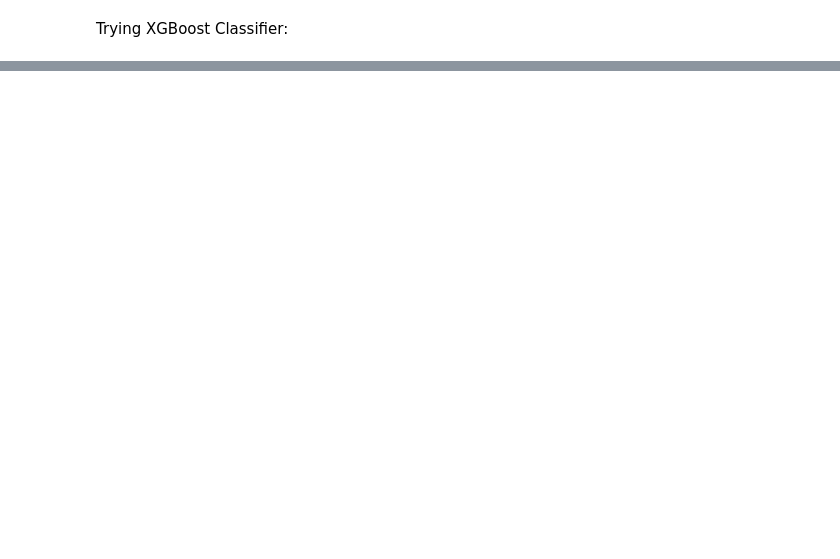
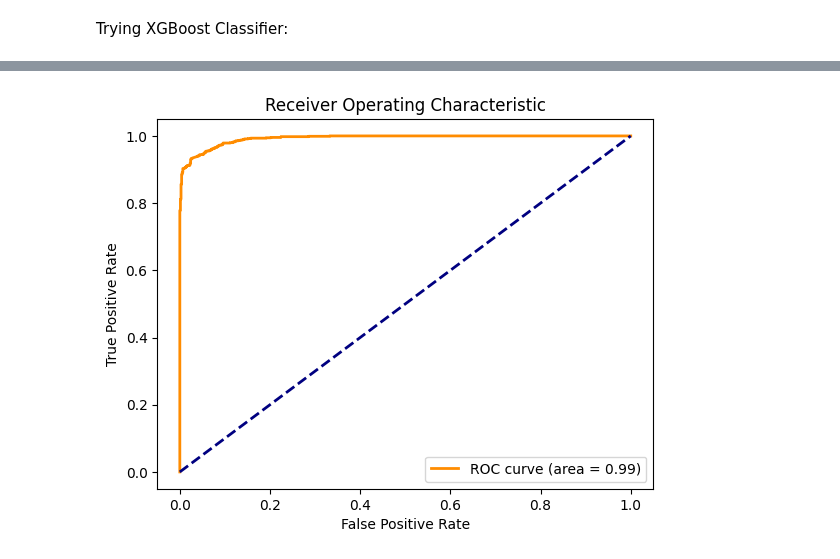
Before and after one commit to Rizzi7/NHL-Game-Prediction-CP322, a Jupyter notebook: notebooks/data_exploration.ipynb, the cells around one changed output, grey strips where cells are left out. Cells and saved outputs as stored; diff of their text form; code cells hidden in the pictures; blank space fills up the shorter version.

```diff
--- a/notebooks/data_exploration.ipynb
+++ b/notebooks/data_exploration.ipynb
@@ -579,0 +701,10 @@ Train accuracy: 0.6948859166011015
+# %%
+for col_name in feature_cols:
+    if pd.api.types.is_numeric_dtype(df_all_select[col_name]):
+        df_all_select[col_name + "_3avg"] = df_all_select.groupby('team')[col_name].rolling(window=3).mean().reset_index(0, drop=True)
+        df_all_select[col_name + "_3mean"] = df_all_select.groupby('team')[col_name].rolling(window=3).sum().reset_index(0, drop=True)
+        df_all_select[col_name + "_3lm"] = df_all_select.groupby('team')[col_name].rolling(window=3).apply(calculate_slope, raw=False).reset_index(0, drop=True)
+# %%
+rolling_cols = [col for col in df_all_select.columns if col.endswith(('_3avg', '_3mean'))]
+
+cat_cols = ["team", "season", "name", "gameId", "playerTeam", "opposingTeam", "home_or_away", "gameDate", "win"]
@@ -579,0 +745,21 @@ Train accuracy: 0.6948859166011015
+# %%
+X = df_roll.loc[:,[col for col in df_roll.columns if col.endswith(('_3avg', '_3mean', '_3lm'))]]
+y = df_roll['win']
+X_train, X_test, y_train, y_test = train_test_split(
+    X, y, test_size=0.2, shuffle=False
+)
+# %%
+rf_model = RandomForestClassifier(
+    n_estimators=100,
+    max_depth=10,
+    min_samples_split=100,
+    min_samples_leaf=10,
+    random_state=42
+)
+rf_model.fit(X_train, y_train)
+
+train_accuracy = rf_model.score(X_train, y_train)
+test_accuracy = rf_model.score(X_test, y_test)
+
+print(f"Train accuracy: {train_accuracy}")
+print(f"Test accuracy: {test_accuracy}")
@@ -579,0 +831,15 @@ Train accuracy: 0.6948859166011015
+# %%
+y_prob = best_model.predict_proba(X_test)[:, 1]
+fpr, tpr, thresholds = roc_curve(y_test, y_prob)
+roc_auc = auc(fpr, tpr)
+
+plt.figure()
+plt.plot(fpr, tpr, color='darkorange', lw=2, label=f'ROC curve (area = {roc_auc:.2f})')
+plt.plot([0, 1], [0, 1], color='navy', lw=2, linestyle='--')
+plt.xlabel('False Positive Rate')
+plt.ylabel('True Positive Rate')
+plt.title('Receiver Operating Characteristic')
+plt.legend(loc="lower right")
+plt.show()
+# %% [output]
+[figure, added]
```
Also changed, not shown: parts of 18 cells of this notebook.
